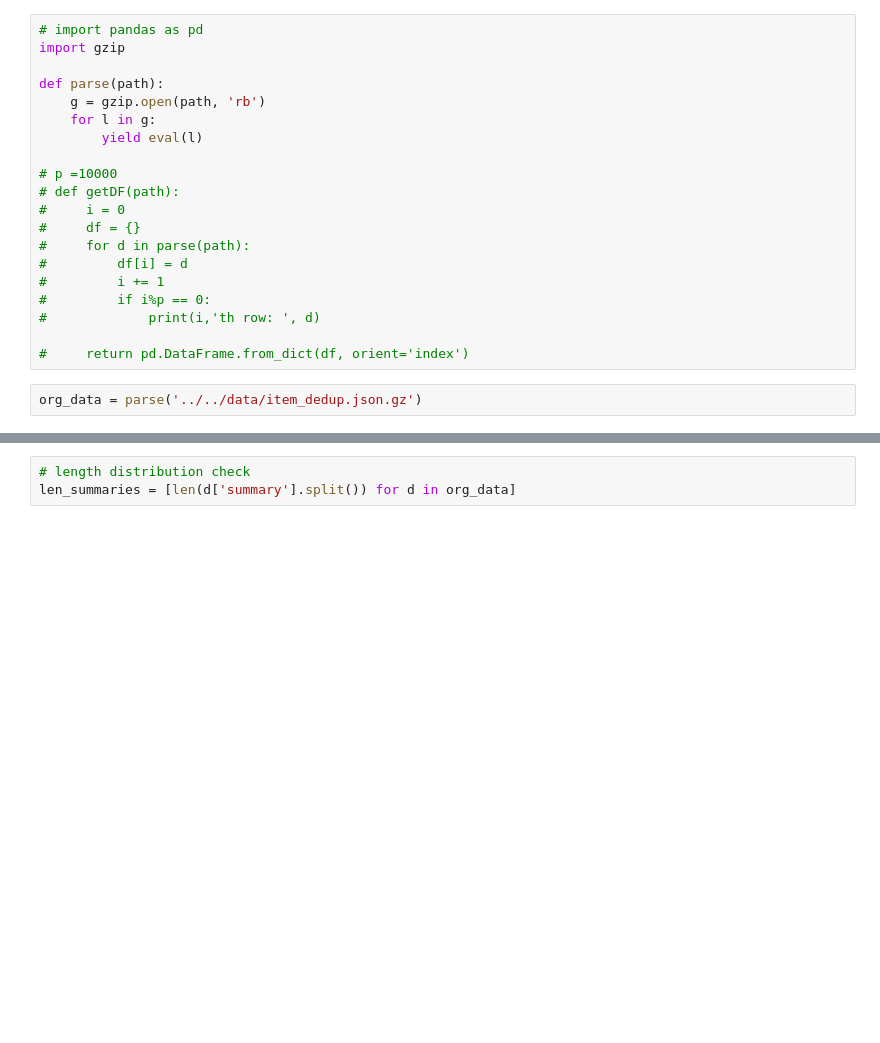
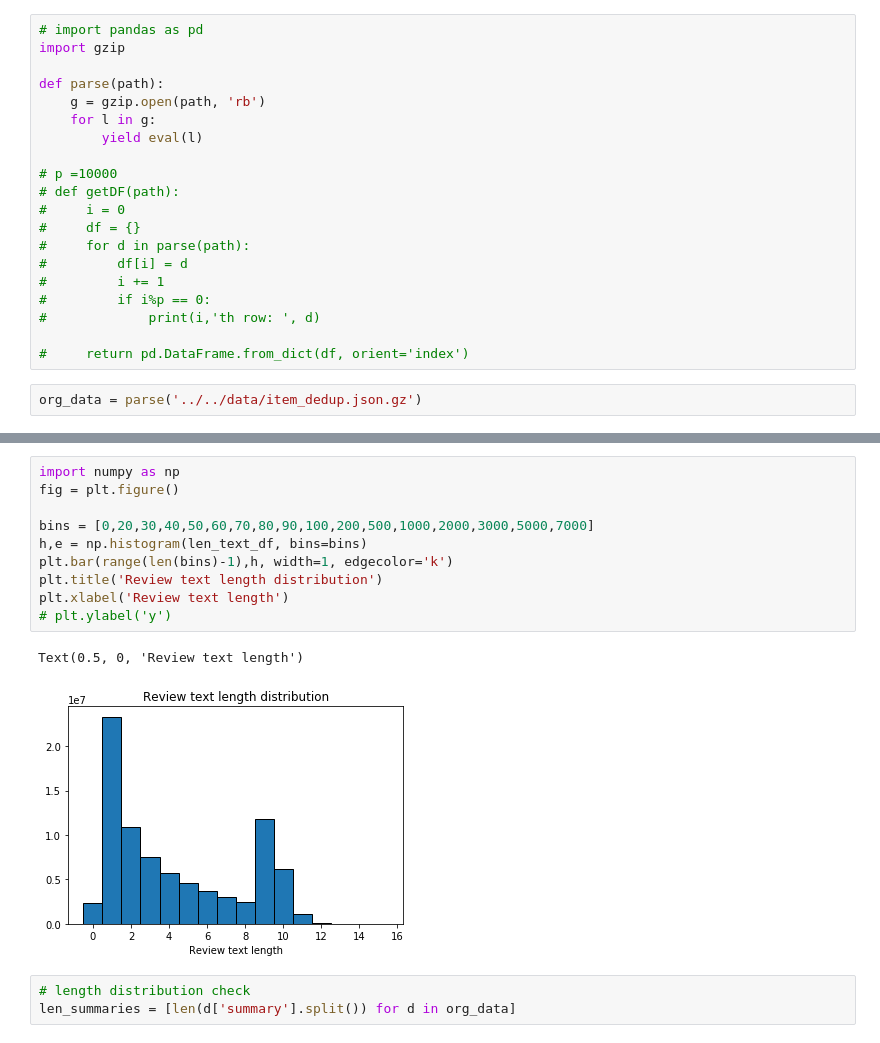
Before and after one commit to Sweetflowerjulia/NLP-Text-Summarization, a Jupyter notebook: data_cleaning/data_extraction.ipynb, the cells around one changed output, grey strips where cells are left out. Drawn from its saved outputs; the diff is of its cells as text; blank space fills up the shorter version.

```diff
--- a/data_cleaning/data_extraction.ipynb
+++ b/data_cleaning/data_extraction.ipynb
@@ -39,3 +75,16 @@ org_data = parse('../../data/item_dedup.json.gz')
+# %%
+import numpy as np
+fig = plt.figure()
+
+bins = [0,20,30,40,50,60,70,80,90,100,200,500,1000,2000,3000,5000,7000]
+h,e = np.histogram(len_text_df, bins=bins)
+plt.bar(range(len(bins)-1),h, width=1, edgecolor='k')
+plt.title('Review text length distribution')
+plt.xlabel('Review text length')
+# plt.ylabel('y')
+# %% [output]
+Text(0.5, 0, 'Review text length')
+[figure, added]
 # %%
 # length distribution check
 len_summaries = [len(d['summary'].split()) for d in org_data]
```
Also changed, not shown: parts of 3 cells of this notebook.
